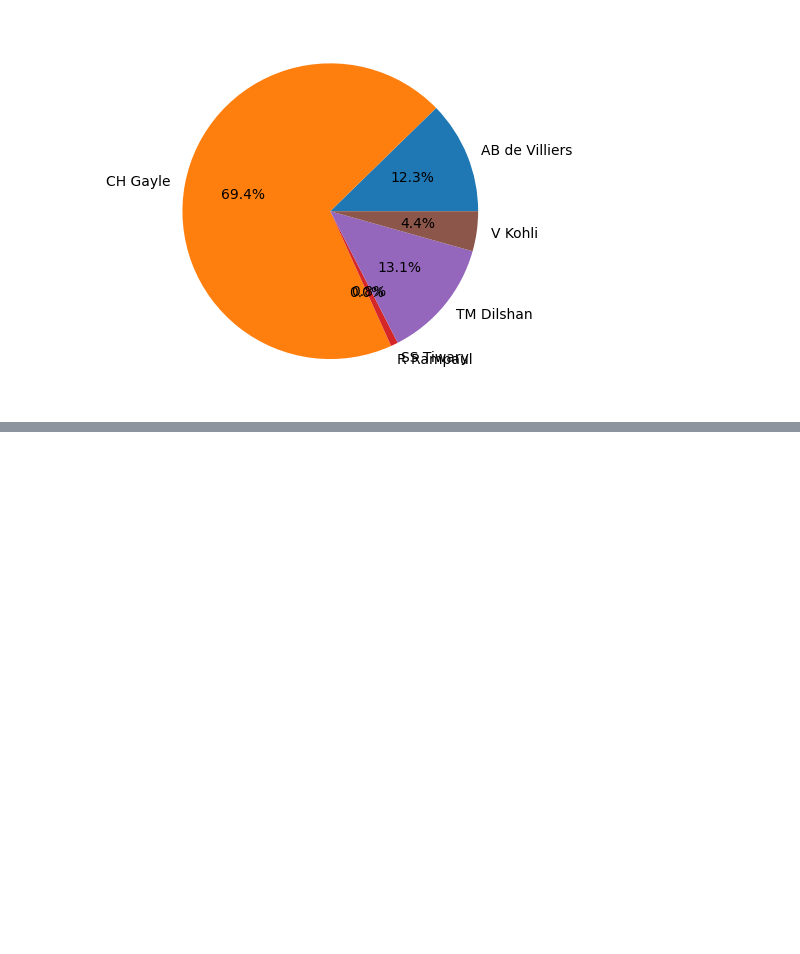
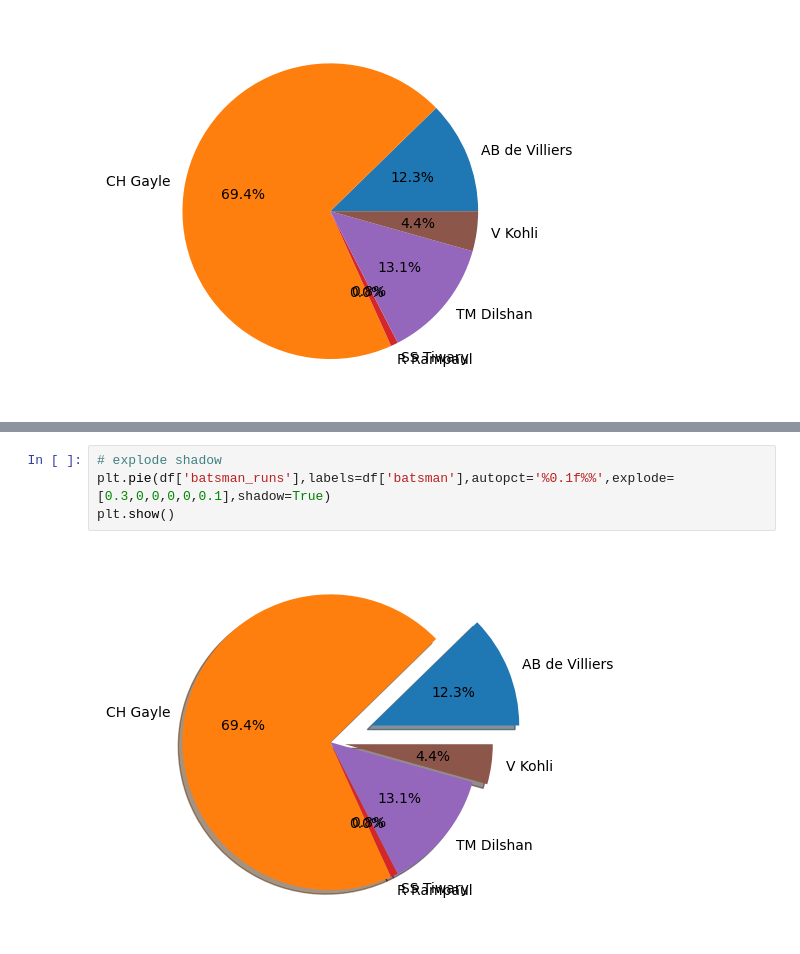
Before and after one commit to simran-aug15/Matplotlib, a Jupyter notebook: piechart.ipynb, the cells around one changed output, grey strips where cells are left out. Saved outputs shown, nothing was run; the diff lists cells and outputs as text; blank space fills up the shorter version.

```diff
--- a/piechart.ipynb
+++ b/piechart.ipynb
@@ -44,0 +51,6 @@ plt.show()
+# %%
+# explode shadow
+plt.pie(df['batsman_runs'],labels=df['batsman'],autopct='%0.1f%%',explode=[0.3,0,0,0,0,0.1],shadow=True)
+plt.show()
+# %% [output]
+[figure, added]
```
Also changed, not shown: parts of 1 cell of this notebook.
